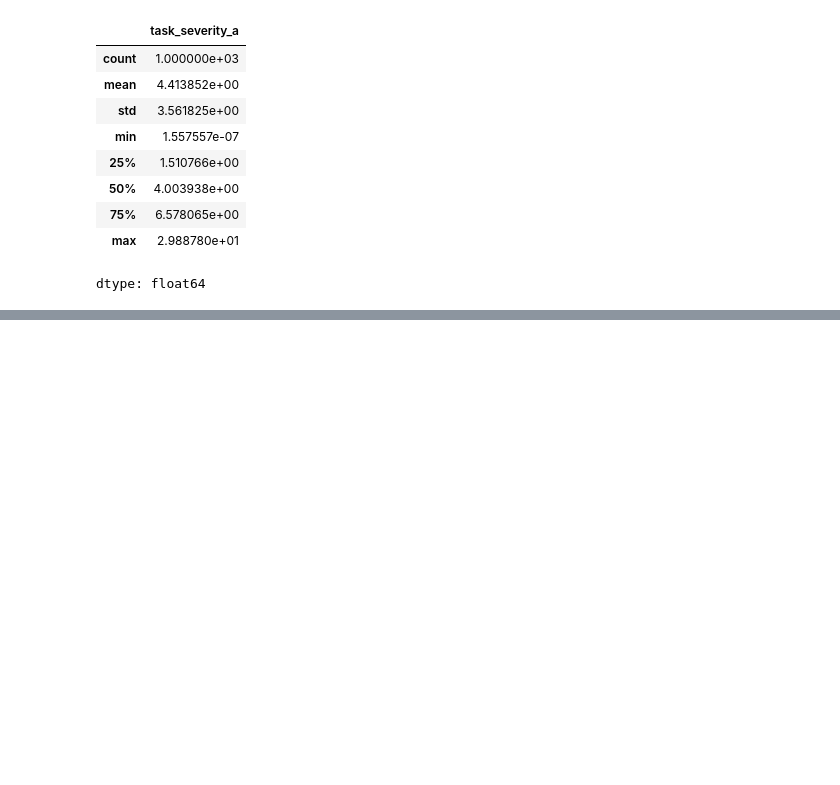
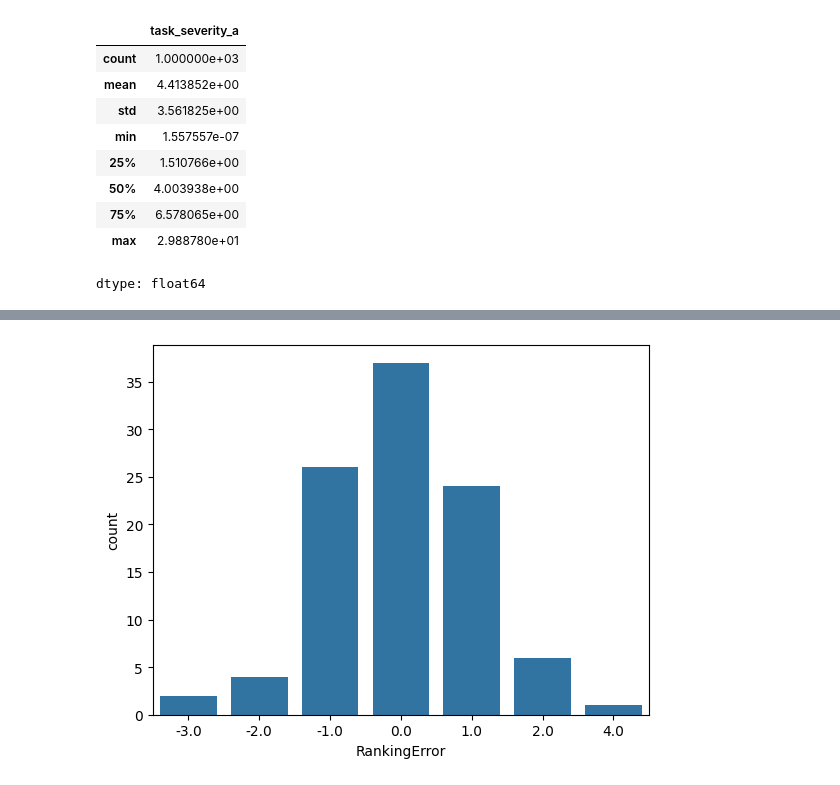
Before and after one commit to thomasbeck95/CTM, a Jupyter notebook: GPRankingAlgorithm.ipynb, the cells around one changed output, grey strips where cells are left out. Drawn from its saved outputs; the diff is of its cells as text; code cells hidden in the pictures; blank space fills up the shorter version.

```diff
--- a/GPRankingAlgorithm.ipynb
+++ b/GPRankingAlgorithm.ipynb
@@ -431,0 +454,6 @@ ranking_prediction_df
+# %%
+# Plot distribution of errors
+sns.countplot(data = ranking_prediction_df, x = 'RankingError')
+plt.show()
+# %% [output]
+[figure, added]
```
Also changed, not shown: parts of 8 cells of this notebook.
